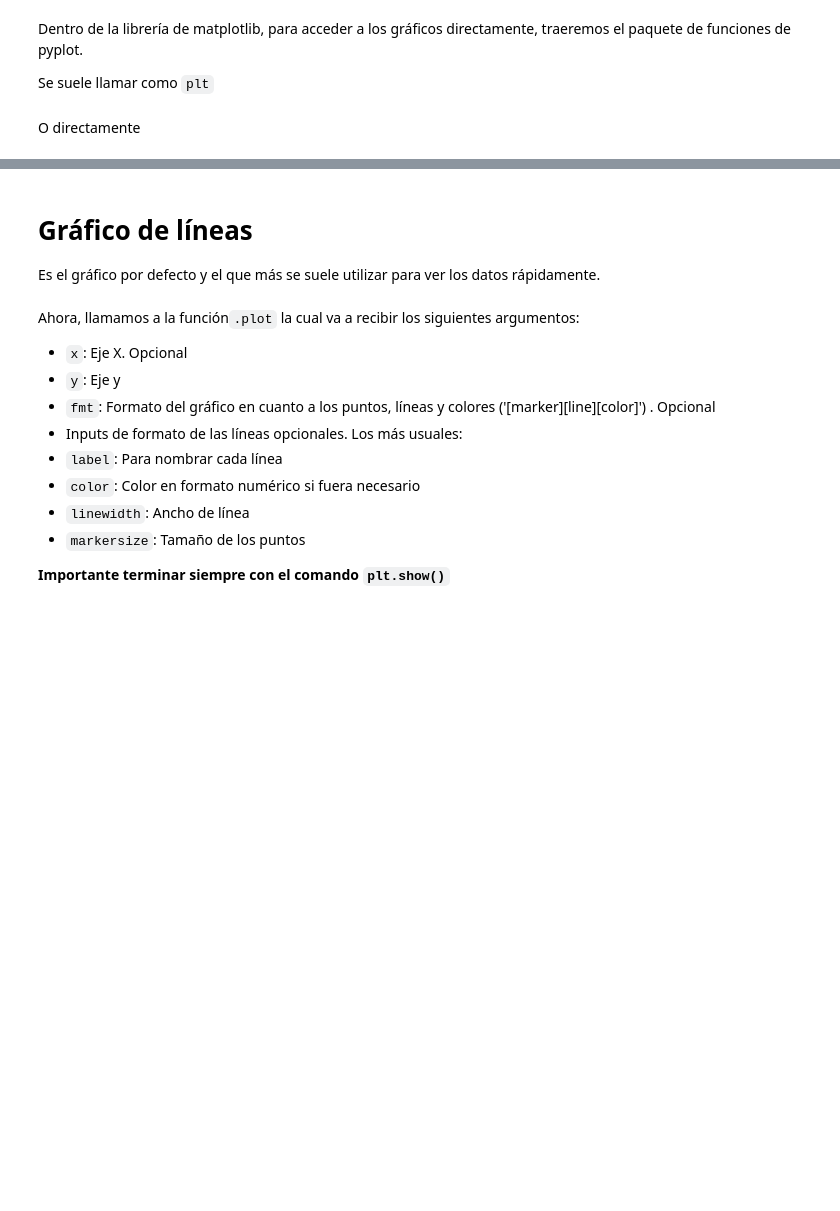
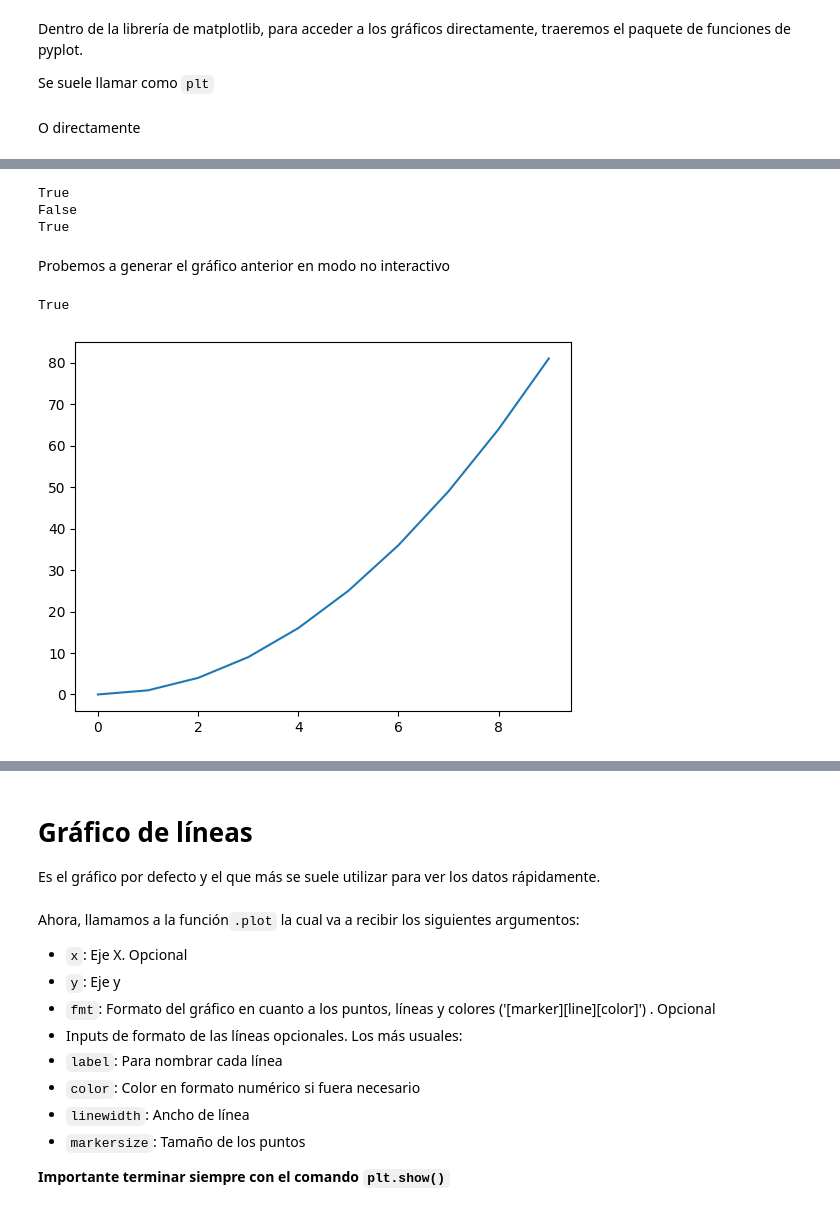
Before and after one commit to kecotes/Python_Data_Science, a Jupyter notebook: 4.visualizacion_python/1.Matplotlib.ipynb, the cells around one changed output, grey strips where cells are left out. Cells and saved outputs as stored; diff of their text form; code cells hidden in the pictures; blank space fills up the shorter version.

```diff
--- a/4.visualizacion_python/1.Matplotlib.ipynb
+++ b/4.visualizacion_python/1.Matplotlib.ipynb
@@ -34,0 +60,24 @@ import matplotlib.pyplot as plt
+# %%
+# Comprobar el modo de funcionamiento de matplotlib
+print(plt.isinteractive())
+
+# Desactivar el modo interactivo
+plt.ioff()
+print(plt.isinteractive())
+
+# Activar el modo interactivo
+plt.ion()
+print(plt.isinteractive())
+# %% [output]
+True
+False
+True
+# %% [markdown]
+Probemos a generar el gráfico anterior en modo no interactivo
+# %%
+plt.ion()
+print(plt.isinteractive())
+_ = plt.plot(x_values, y_values)
+# %% [output]
+True
+[figure, added]
```
Also changed, not shown: parts of 6 cells of this notebook, 9 other files.
